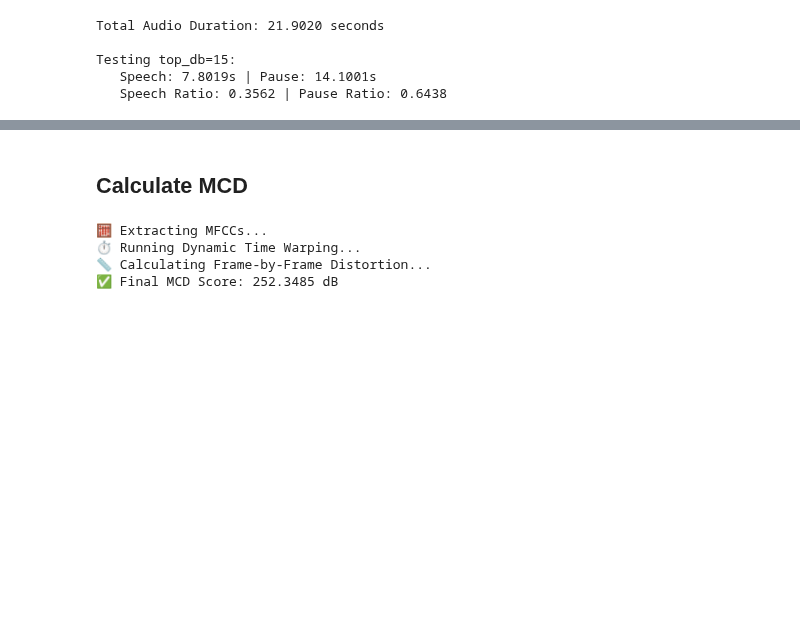
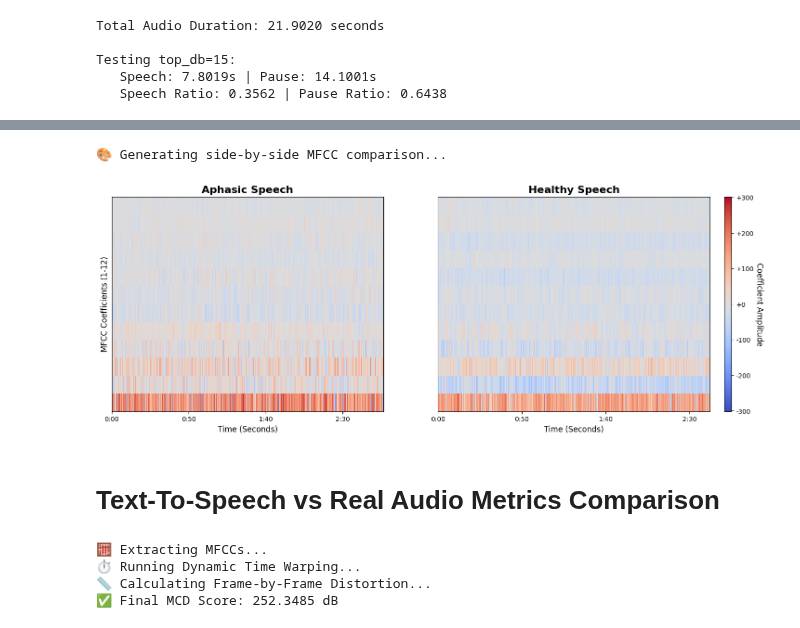
Before and after one commit to varrelkusuma/MedEmoji-TTS, a Jupyter notebook: jupyter/dataset-preprocessing/dataset_feature_calculation.ipynb, the cells around one changed output, grey strips where cells are left out. Saved outputs shown, nothing was run; the diff lists cells and outputs as text; code cells hidden in the pictures; blank space fills up the shorter version.

```diff
--- a/jupyter/dataset-preprocessing/dataset_feature_calculation.ipynb
+++ b/jupyter/dataset-preprocessing/dataset_feature_calculation.ipynb
@@ -253,5 +499,10 @@ TypeError: 'NoneType' object is not subscriptable
+# %%
+plot_mfcc_comparison(global_mfcc_aphasia, global_mfcc_healthy)
+# %% [output]
+🎨 Generating side-by-side MFCC comparison...
+[figure, added]
 # %% [markdown]
-## Calculate MCD
+# Text-To-Speech vs Real Audio Metrics Comparison
 # %%
 import numpy as np
 
```
Also changed, not shown: parts of 16 cells of this notebook, 41 other files.
